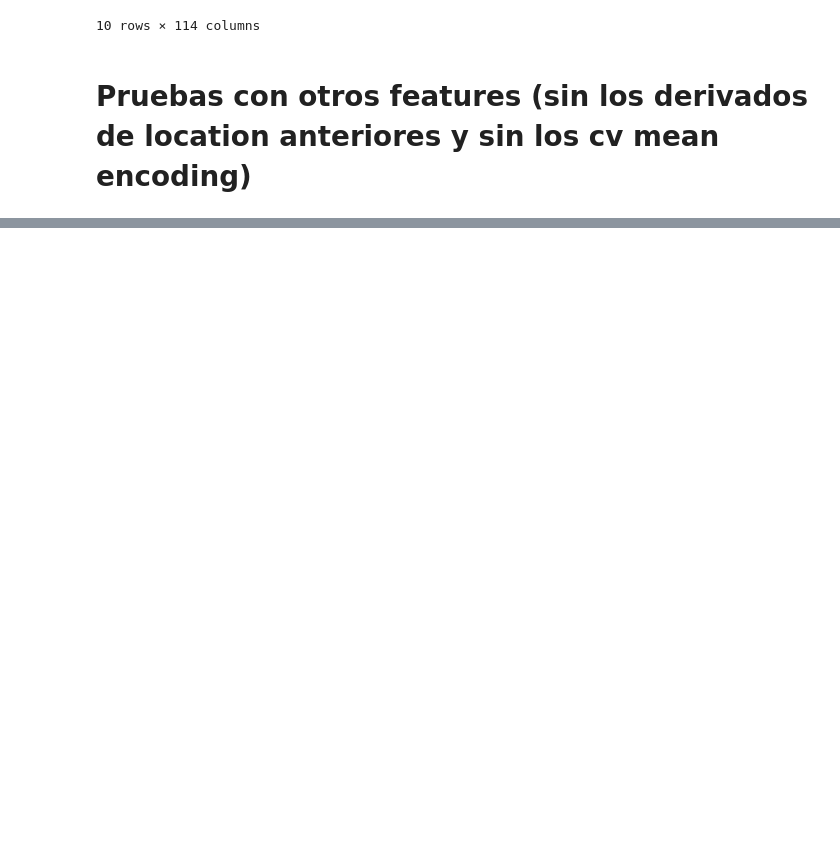
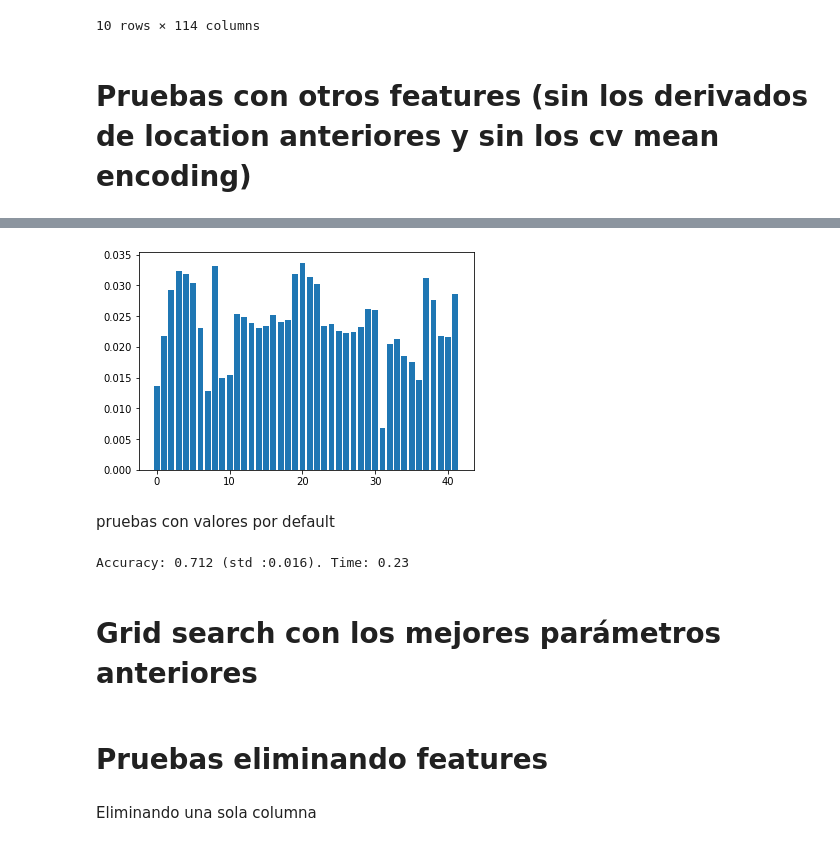
Before and after one commit to danielacarrero/orga-datos, a Jupyter notebook: TP2/LightGBM_jesus.ipynb, the cells around one changed output, grey strips where cells are left out. Saved outputs shown, nothing was run; the diff lists cells and outputs as text; code cells hidden in the pictures; blank space fills up the shorter version.

```diff
--- a/TP2/LightGBM_jesus.ipynb
+++ b/TP2/LightGBM_jesus.ipynb
@@ -617,6 +620,8 @@ pd.DataFrame(grid_serch_CV.cv_results_).nlargest(10,'mean_test_score')
 # %% [markdown]
 # Pruebas con otros features (sin los derivados de location anteriores y sin los cv mean encoding)
 # %%
-tweets = pd.read_csv("data/train_pre_processing_2.csv")
+tweets_2 = pd.read_csv("data/train_pre_processing_2.csv")
 # %%
-x_features_2, target_2 = tweets.select_dtypes(include=['float64','int64','bool']).iloc[:,:-1],tweets.iloc[:,-1]
+x_features_2, target_2 = tweets_2.select_dtypes(include=['float64','int64','bool']).iloc[:,:-1],tweets_2.iloc[:,-1]
+# %%
+x_2_train, x_2_test, y_2_train, y_2_test = train_test_split(x_features_2, target_2, test_size=0.2, random_state=123)
@@ -622,0 +648,22 @@ x_features_2, target_2 = tweets.select_dtypes(include=['float64','int64','bool']
+# %%
+model = ExtraTreesClassifier()
+model.fit(x_2_train, y_2_train)
+pyplot.bar(range(len(model.feature_importances_)), model.feature_importances_)
+pyplot.show()
+# %% [output]
+[figure, added]
+# %% [markdown]
+pruebas con valores por default
+# %%
+start = time.time()
+light_model = LGBMClassifier(random_state=1)
+cv = RepeatedStratifiedKFold(n_splits=10, random_state=1)
+n_scores = cross_val_score(light_model, x_2_train, y_2_train, scoring='accuracy', cv=cv, n_jobs=-1, error_score='raise')
+end = time.time()
+
+
+print('Accuracy: %.3f (std :%.3f). Time: %.2f' % (np.mean(n_scores), np.std(n_scores),(end-start)/60))
+# %% [output]
+Accuracy: 0.712 (std :0.016). Time: 0.23
+# %% [markdown]
+# Grid search con los mejores parámetros anteriores
@@ -622,0 +696,4 @@ x_features_2, target_2 = tweets.select_dtypes(include=['float64','int64','bool']
+# %% [markdown]
+# Pruebas eliminando features
+# %% [markdown]
+Eliminando una sola columna
```
Also changed, not shown: parts of 21 cells of this notebook, 3 other files.
